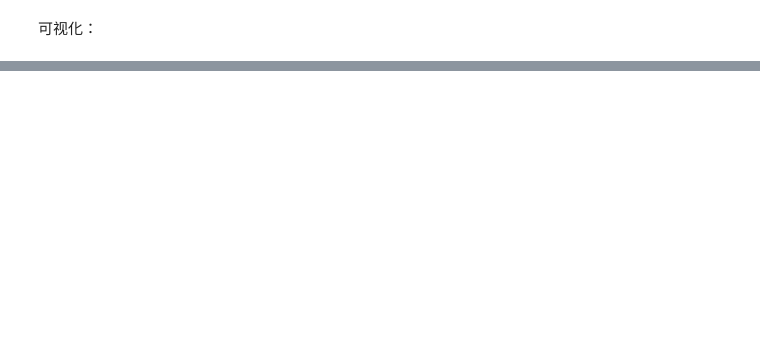
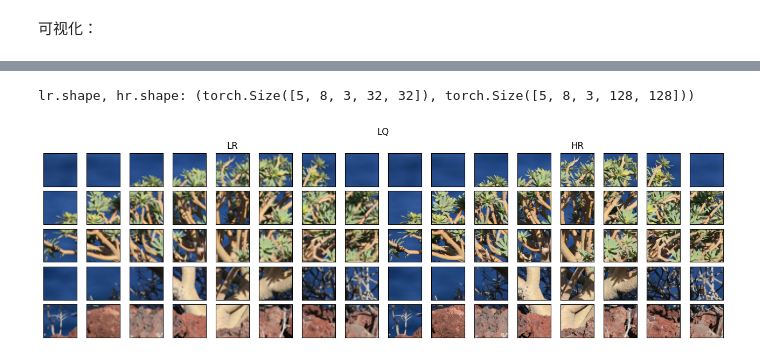
Before and after one commit to xinetzone/torch-book, a Jupyter notebook: doc/datasets/cv/DIV2K.ipynb, the cells around one changed output, grey strips where cells are left out. Drawn from its saved outputs; the diff is of its cells as text; code cells hidden in the pictures; blank space fills up the shorter version.

```diff
--- a/doc/datasets/cv/DIV2K.ipynb
+++ b/doc/datasets/cv/DIV2K.ipynb
@@ -276,0 +310,31 @@ with torch.no_grad():
+# %%
+from torchvision.transforms import v2
+from torch_book.data.cv.grid import PairedGrid, GridConfig, PairedRandomCrop
+from torch_book.data.cv.plot import CompareGridFrame
+
+# 加载图片对
+config = GridConfig(
+    crop_size = 480, # HR 的裁剪尺寸，这个尺寸通常是预先设定的
+    step = 240, # 指在 HR 图像进行某种处理时，每次移动或采样的步长
+    thresh_size = 0, # HR 图像处理中，用于判断或筛选某些特征或对象的尺寸阈值
+)
+transform = v2.Compose([
+    PairedGrid(scale, config),
+    PairedRandomCrop(scale=scale, gt_patch_size=128)
+])
+dataset = create_dataset(data_dir, scale, transform)
+lr, hr = dataset[14]
+print(f"lr.shape, hr.shape: {lr.shape, hr.shape}")
+with torch.no_grad():
+    lr = lr.flatten()
+    hr = hr.flatten()
+    canvas = CompareGridFrame(5, 8, 0.8)
+    left_axes, right_axes = canvas(lr.permute(0, 2, 3, 1), hr.permute(0, 2, 3, 1))
+    left_axes[4].set_title("LR")
+    right_axes[4].set_title("HR")
+    canvas.figure.suptitle("LQ")
+    plt.close()
+canvas.figure
+# %% [output]
+lr.shape, hr.shape: (torch.Size([5, 8, 3, 32, 32]), torch.Size([5, 8, 3, 128, 128]))
+[figure, added]
```
Also changed, not shown: parts of 13 cells of this notebook, 7 other files.
